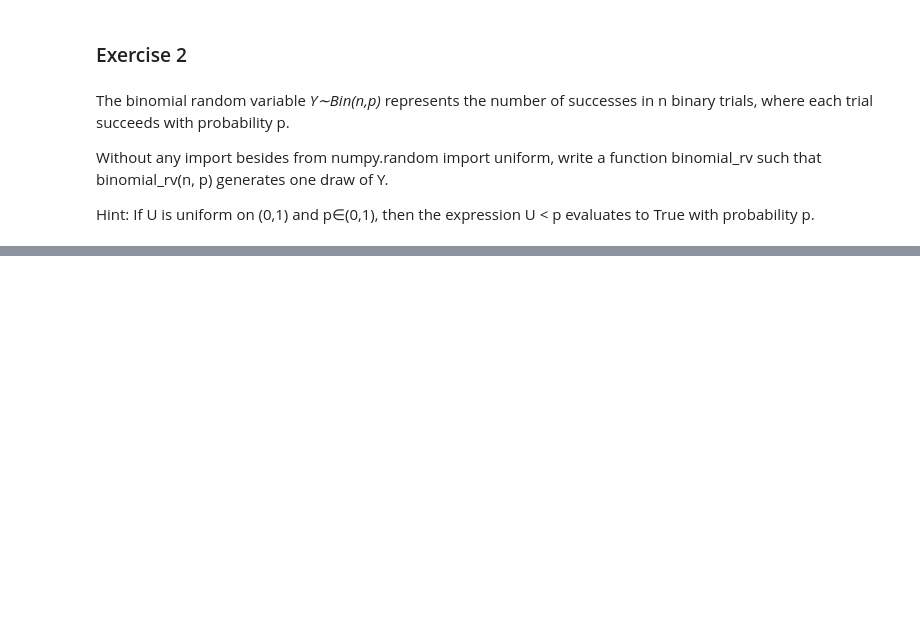
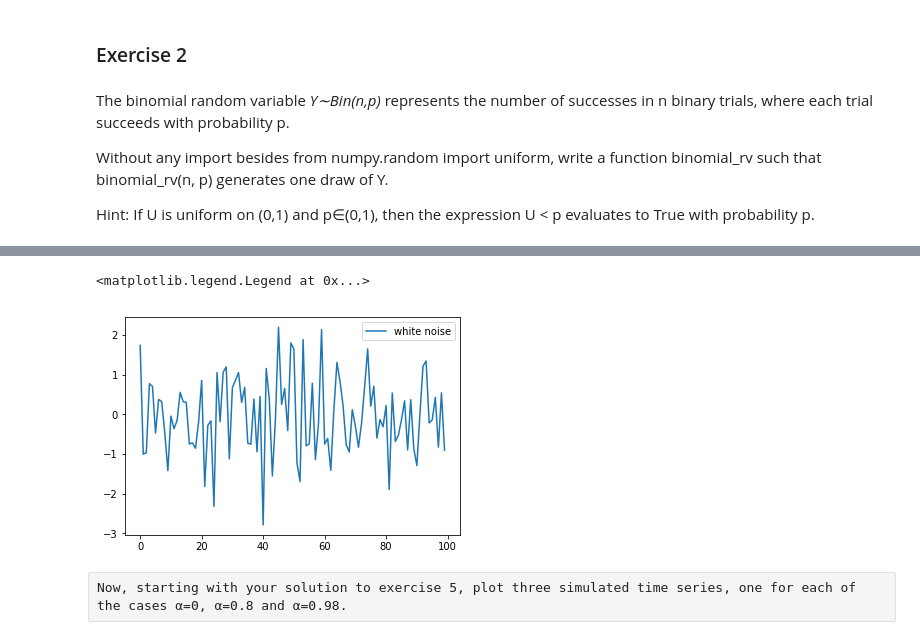
Before and after one commit to ivtavares/Quantitative-Economics-with-Python, a Jupyter notebook: 02 - An Introductory Example.ipynb, the cells around one changed output, grey strips where cells are left out. Cells and saved outputs as stored; diff of their text form; code cells hidden in the pictures; blank space fills up the shorter version.

```diff
--- a/02 - An Introductory Example.ipynb
+++ b/02 - An Introductory Example.ipynb
@@ -91,0 +205,11 @@ Hint: If U is uniform on (0,1) and p∈(0,1), then the expression U < p evaluate
+# %%
+import numpy as np
+import matplotlib.pyplot as plt
+x = [np.random.randn() for i in range(100)]
+plt.plot(x, label="white noise")
+plt.legend()
+# %% [output]
+<matplotlib.legend.Legend at 0x...>
+[figure, added]
+# %% [raw]
+Now, starting with your solution to exercise 5, plot three simulated time series, one for each of the cases α=0, α=0.8 and α=0.98.
```
Also changed, not shown: parts of 15 cells of this notebook, 1 other file.
